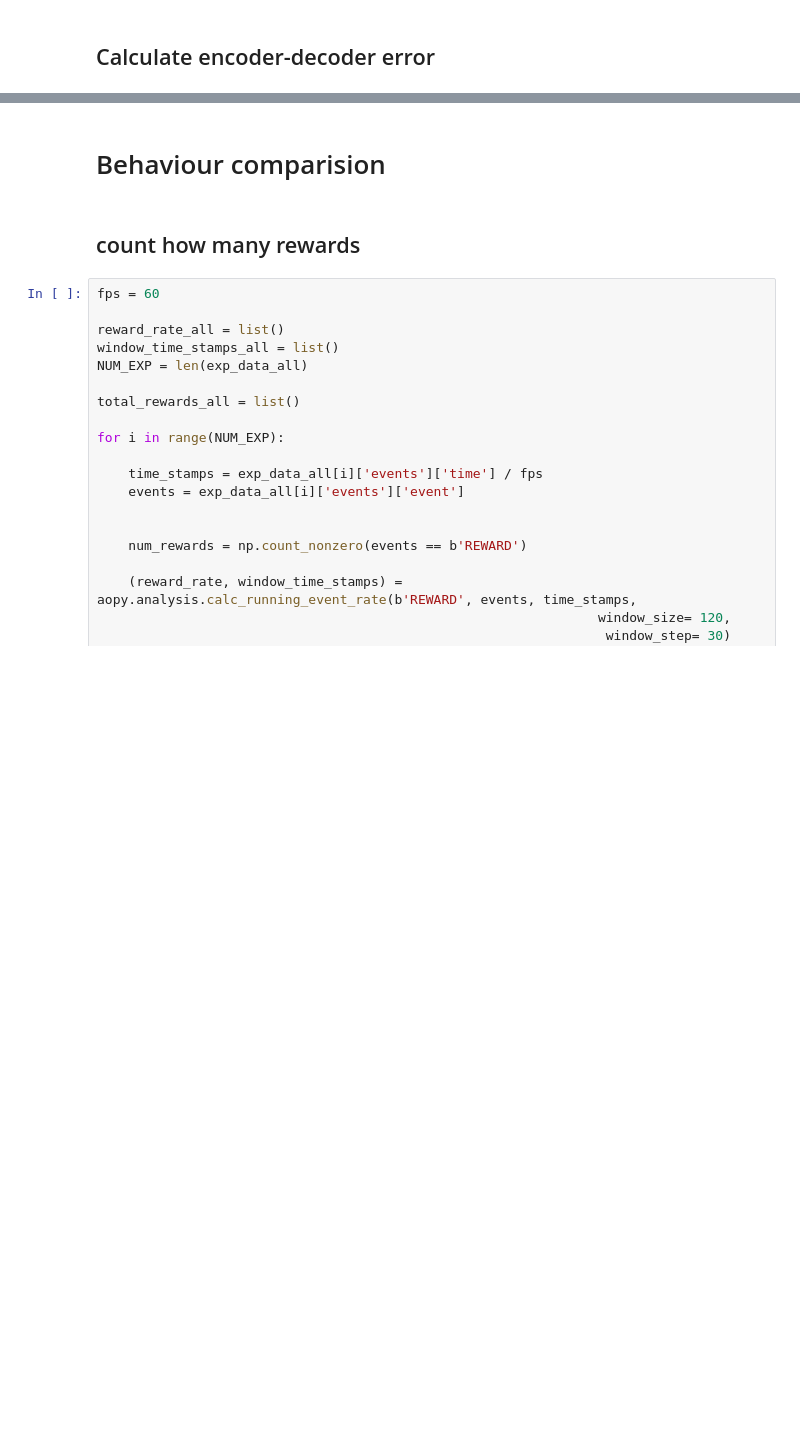
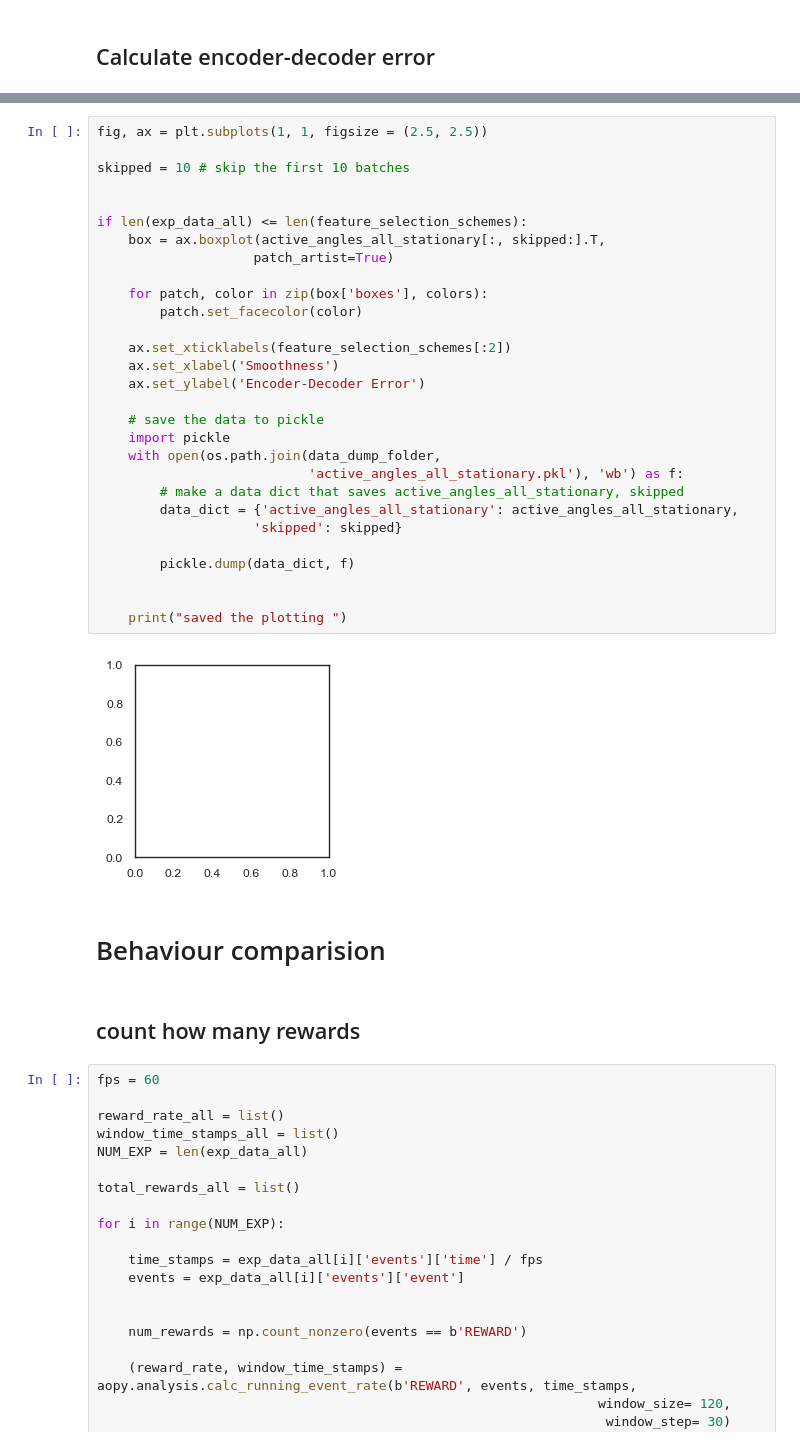
Before and after one commit to sijia66/adaptive_feature_selection, a Jupyter notebook: figure3_lasso_selection/231128_afs_figure3_full_feature_selection_full_lasso_random_seeds.ipynb, the cells around one changed output, grey strips where cells are left out. Saved outputs shown, nothing was run; the diff lists cells and outputs as text; blank space fills up the shorter version.

```diff
--- a/figure3_lasso_selection/231128_afs_figure3_full_feature_selection_full_lasso_random_seeds.ipynb
+++ b/figure3_lasso_selection/231128_afs_figure3_full_feature_selection_full_lasso_random_seeds.ipynb
@@ -530,3 +543,34 @@ if len(exp_data_all) <= len(feature_selection_schemes):
+# %%
+fig, ax = plt.subplots(1, 1, figsize = (2.5, 2.5))
+
+skipped = 10 # skip the first 10 batches
+
+
+if len(exp_data_all) <= len(feature_selection_schemes):
+    box = ax.boxplot(active_angles_all_stationary[:, skipped:].T,
+                    patch_artist=True)
+
+    for patch, color in zip(box['boxes'], colors):
+        patch.set_facecolor(color)
+
+    ax.set_xticklabels(feature_selection_schemes[:2])
+    ax.set_xlabel('Smoothness')
+    ax.set_ylabel('Encoder-Decoder Error')
+
+    # save the data to pickle
+    import pickle
+    with open(os.path.join(data_dump_folder,
+                           'active_angles_all_stationary.pkl'), 'wb') as f:
+        # make a data dict that saves active_angles_all_stationary, skipped
+        data_dict = {'active_angles_all_stationary': active_angles_all_stationary,
+                    'skipped': skipped}
+
+        pickle.dump(data_dict, f)
+
+
+    print("saved the plotting ")
+# %% [output]
+[figure, added]
 # %% [markdown]
 
 # Behaviour comparision
```
Also changed, not shown: parts of 14 cells of this notebook, 3 other files.
